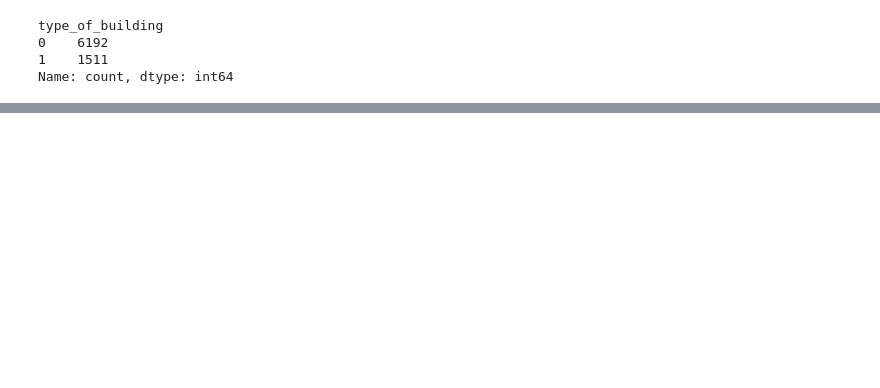
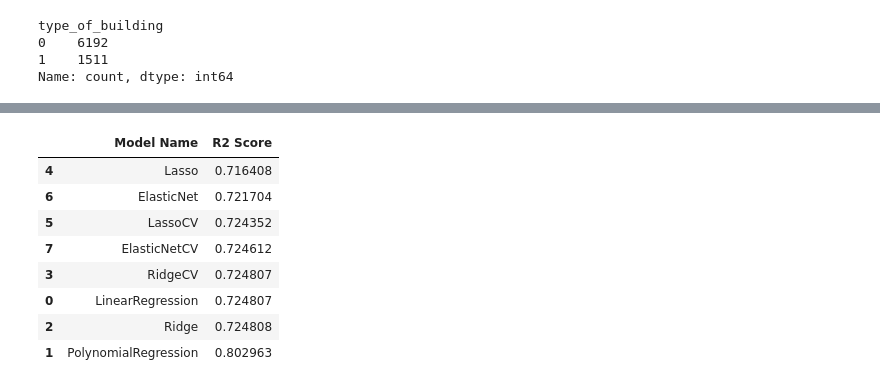
Before and after one commit to Aabhas2/regression-playground, a Jupyter notebook: notebooks/Model_training.ipynb, the cells around one changed output, grey strips where cells are left out. Drawn from its saved outputs; the diff is of its cells as text; code cells hidden in the pictures; blank space fills up the shorter version.

Commit message:
ML Pipeline

```diff
--- a/notebooks/Model_training.ipynb
+++ b/notebooks/Model_training.ipynb
@@ -167,4 +173,4 @@ R2 Score: 0.7167406941133179
 # %%
-y_pred = model.predict(X_test)
+y_pred = lr.predict(X_test)
 # %%
 from sklearn.metrics import mean_absolute_error, mean_squared_error, r2_score
@@ -183,0 +197,41 @@ Mean Absolute Error: 0.24819811969158334
+# %%
+poly_pipeline = Pipeline([
+    ("poly", PolynomialFeatures(degree=2)),
+    ("regressor", LinearRegression())
+])
+# %%
+models = {
+    "LinearRegression": LinearRegression(),
+    "PolynomialRegression": poly_pipeline,
+    "Ridge": Ridge(alpha=1.0),
+    "RidgeCV": RidgeCV(alphas=[0.01, 0.1, 1, 10, 100], cv=5),
+    "Lasso": Lasso(alpha=0.01, max_iter=5000),
+    "LassoCV": LassoCV(alphas=[0.001, 0.01, 0.1, 1], cv=5, max_iter=5000),
+    "ElasticNet": ElasticNet(alpha=0.01, l1_ratio=0.5, max_iter=5000),
+    "ElasticNetCV": ElasticNetCV(alphas=[0.001, 0.01, 0.1, 1], l1_ratio=[0.2,0.5,0.8], cv=5, max_iter=5000)
+}
+model_list = []
+r2_list = []
+
+for i in range(len(list(models))):
+    model = list(models.values())[i]
+    model.fit(X_train,y_train)
+
+    y_pred = model.predict(X_test)
+
+    model_mae, model_rmse, model_r2 = evalute_model(y_test,y_pred)
+
+    print(list(models.keys())[i])
+    model_list.append(list(models.keys())[i])
+
+    print('Model performance')
+    print("- Root Mean Squared Error: {:.4f}".format(model_rmse))
+    print("- Mean Absolute Error: {:.4f}".format(model_mae))
+    print("- R2 Score: {:.4f}".format(model_r2))
+
+    print('-'*35)
+
+    r2_list.append(model_r2)
+
+    print('='*35)
+    print('\n')
@@ -183,0 +256,12 @@ Mean Absolute Error: 0.24819811969158334
+# %%
+pd.DataFrame(list(zip(model_list,r2_list)),columns=['Model Name','R2 Score']).sort_values(by=['R2 Score'],ascending=)
+# %% [output]
+|  | Model Name | R2 Score |
+| 4 | Lasso | 0.716408 |
+| 6 | ElasticNet | 0.721704 |
+| 5 | LassoCV | 0.724352 |
+| 7 | ElasticNetCV | 0.724612 |
+| 3 | RidgeCV | 0.724807 |
+| 0 | LinearRegression | 0.724807 |
+| 2 | Ridge | 0.724808 |
+| 1 | PolynomialRegression | 0.802963 |
```
Also changed, not shown: parts of 12 cells of this notebook, 3 other files.
